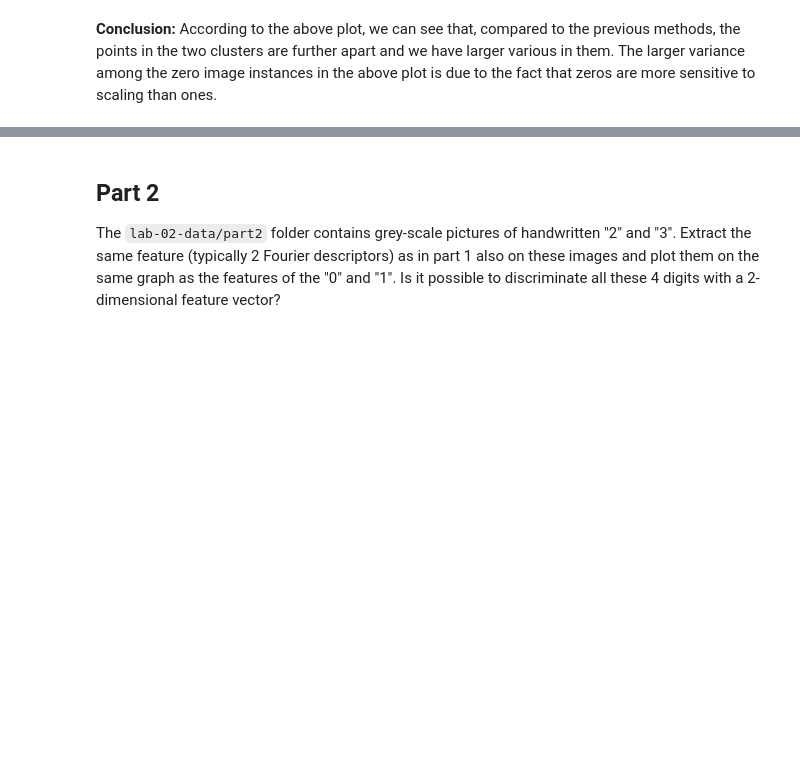
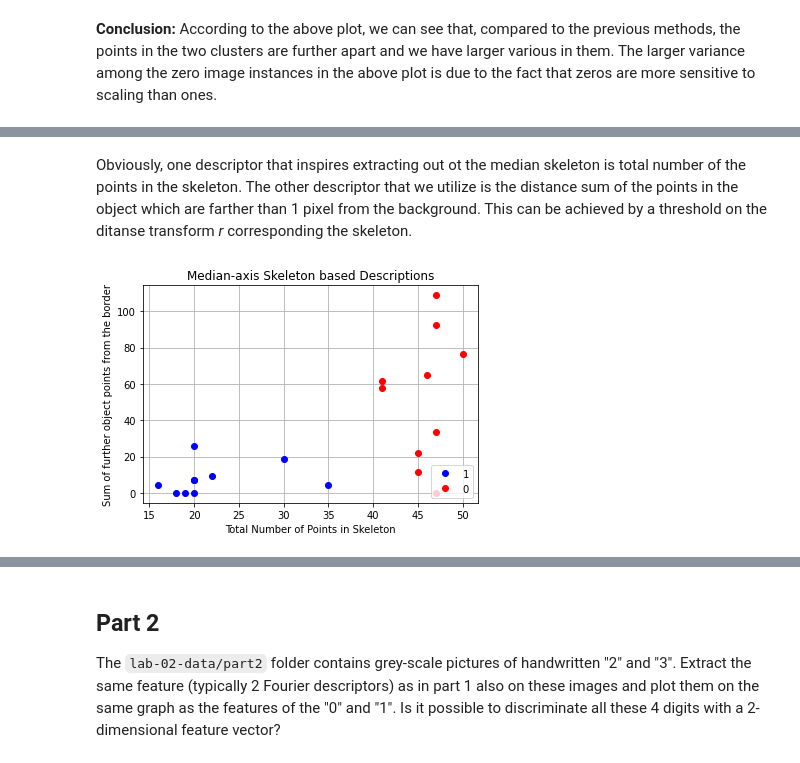
Before and after one commit to dhruti96shah/iapr-2020, a Jupyter notebook: labs/lab_02_object_description.ipynb, the cells around one changed output, grey strips where cells are left out. Drawn from its saved outputs; the diff is of its cells as text; code cells hidden in the pictures; blank space fills up the shorter version.

```diff
--- a/labs/lab_02_object_description.ipynb
+++ b/labs/lab_02_object_description.ipynb
@@ -437,0 +616,77 @@ __Conclusion:__ According to the above plot, we can see that, compared to the pr
+# %% [markdown]
+Obviously, one descriptor that inspires extracting out ot the median skeleton is total number of the points in the skeleton.
+The other descriptor that we utilize is the distance sum of the points in the object which are farther than 1 pixel from the background. This can be achieved by a threshold on the ditanse transform _r_ corresponding the skeleton.
+# %%
+# Removing the first and last rows and columns from images
+_,h,w= np.shape(median_skeleton_zero)
+h=h-1
+w=w-1
+skeleton_zero_check=median_skeleton_zero[:][1:h][1:w]
+
+# Initilizing the variables
+Total_number_of_points0=[]
+Total_number_of_corners0=[]
+
+# Main for loop for feature extraction of zeros
+for im in np.arange(0,np.shape(median_skeleton_zero)[0],1):
+    Number_of_points=0
+    Number_of_corners=0
+    vertical_line=[]
+    for x in np.arange(1,h,1):
+        for y in np.arange(1,w,1):
+            if median_skeleton_zero[im][x][y]==True:
+                 # Extracting the number of points
+                Number_of_points=Number_of_points+1
+                s=0
+                for a in np.arange(-1,1,1):
+                    for b in np.arange(-1,1,1):
+                        if median_skeleton_zero[im][x+a][y+b]== True:
+                            s=s+1
+                if s==2:
+                    # Extracting the number of corners
+                    Number_of_corners=Number_of_corners+1
+
+    Total_number_of_points0.append(Number_of_points)
+    Total_number_of_corners0.append(Number_of_corners)
+
+# Removing the first and last rows and columns from images
+_,h,w= np.shape(median_skeleton_one)
+h=h-1
+w=w-1
+skeleton_one_check=median_skeleton_one[:][1:h][1:w]
+
+# Initilizing the variables
+Total_number_of_points1=[]
+Total_number_of_corners1=[]
+
+# Main for loop for feature extraction of ones
+for im in np.arange(0,np.shape(median_skeleton_one)[0],1):
+    Number_of_points=0
+    Number_of_corners=0
+    for x in np.arange(1,h,1):
+        for y in np.arange(1,w,1):
+            if median_skeleton_one[im][x][y]==True:
+                # Extracting the number of points
+                Number_of_points=Number_of_points+1
+                s=0
+                for a in np.arange(-1,1,1):
+                    for b in np.arange(-1,1,1):
+                        if median_skeleton_one[im][x+a][y+b]== True:
+                            s=s+1
+                if s==2:
+                    # Extracting the number of corners
+                    Number_of_corners=Number_of_corners+1
+    Total_number_of_points1.append(Number_of_points)
+    Total_number_of_corners1.append(Number_of_corners)
+
+# Plotting the features plot
+Plot_ones = plt.plot(Total_number_of_points1,median_skeleton_one_r, "o", label="1", c='b')
+Plot_zeros = plt.plot(Total_number_of_points0,median_skeleton_zero_r, "o", label="0", c='r')
+plt.legend(loc=4)
+plt.xlabel('Total Number of Points in Skeleton')
+plt.ylabel('Sum of further object points from the border')
+plt.title('Median-axis Skeleton based Descriptions')
+plt.grid(True)
+plt.show()
+# %% [output]
+[figure, added]
```
Also changed, not shown: parts of 46 cells of this notebook.
